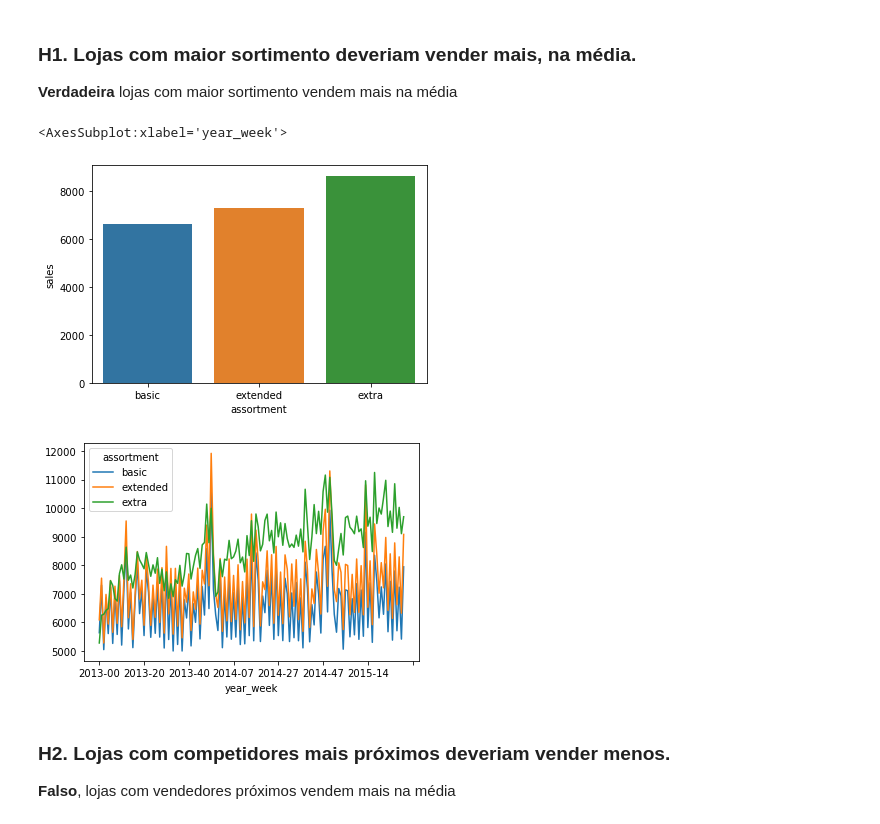
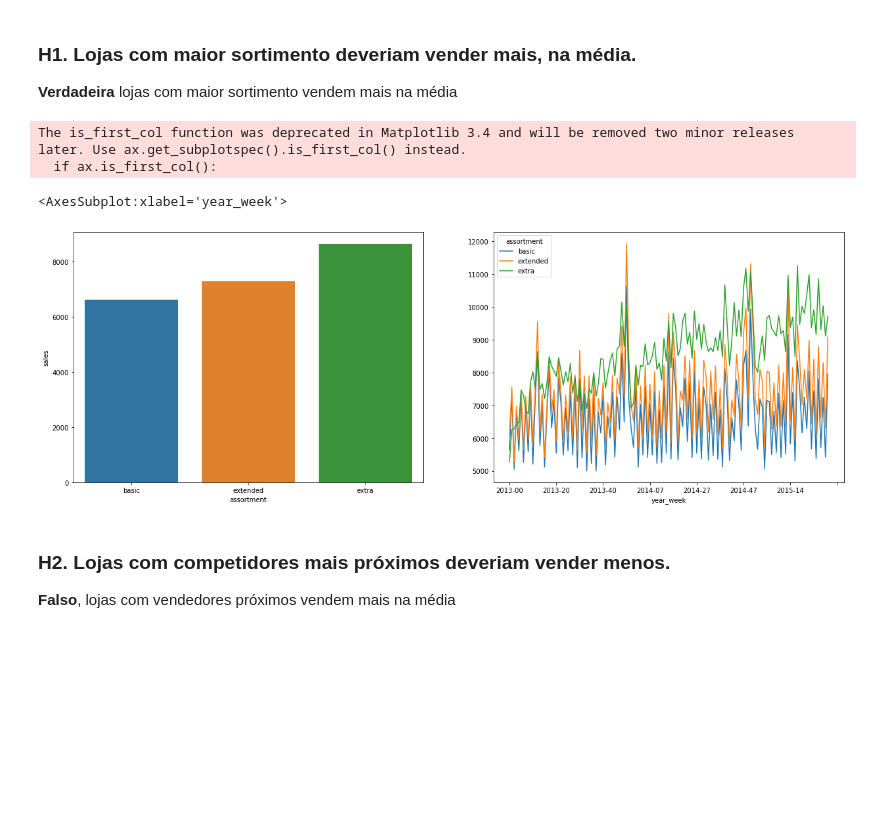
Before and after one commit to Leonamrsm/DS-em-Producao, a Jupyter notebook: Modulo_04/m04_v01_store_sales_prediction.ipynb, the cells around one changed output. Drawn from its saved outputs; the diff is of its cells as text; code cells hidden in the pictures; blank space fills up the shorter version.

Commit message:
end of multivariate data analysis

```diff
--- a/Modulo_04/m04_v01_store_sales_prediction.ipynb
+++ b/Modulo_04/m04_v01_store_sales_prediction.ipynb
@@ -515,15 +532,23 @@ ax6.legend()
 ### **H1.** Lojas com maior sortimento deveriam vender mais, na média.
 **Verdadeira** lojas com maior sortimento vendem mais na média
 # %%
+fig = plt.figure(figsize=(21,7))
+specs = gridspec.GridSpec(ncols=2, nrows=1, figure = fig)
+
+ax1 = fig.add_subplot(specs[0,0])
+ax2 = fig.add_subplot(specs[0,1])
+
+
 aux1 = df4[['assortment', 'sales']].groupby('assortment').mean().reset_index()
-sns.barplot(x='assortment', y='sales', data=aux1);
+sns.barplot(x='assortment', y='sales', data=aux1, ax=ax1);
 
 aux2 = df4[['year_week', 'assortment', 'sales']].groupby(['year_week', 'assortment']).mean().reset_index()
-aux2.pivot(index='year_week', columns='assortment', values='sales').plot()
+aux2.pivot(index='year_week', columns='assortment', values='sales').plot(ax=ax2)
 # %% [output]
-<AxesSubplot:xlabel='year_week'>
+The is_first_col function was deprecated in Matplotlib 3.4 and will be removed two minor releases later. Use ax.get_subplotspec().is_first_col() instead.
+  if ax.is_first_col():
+<AxesSubplot:xlabel='year_week'>
-[figure, old version]
+[figure, new version]
-[figure, removed]
 # %% [markdown]
 ### **H2.** Lojas com competidores mais próximos deveriam vender menos.
 **Falso**, lojas com vendedores próximos vendem mais na média
```
Also changed, not shown: parts of 14 cells of this notebook.
